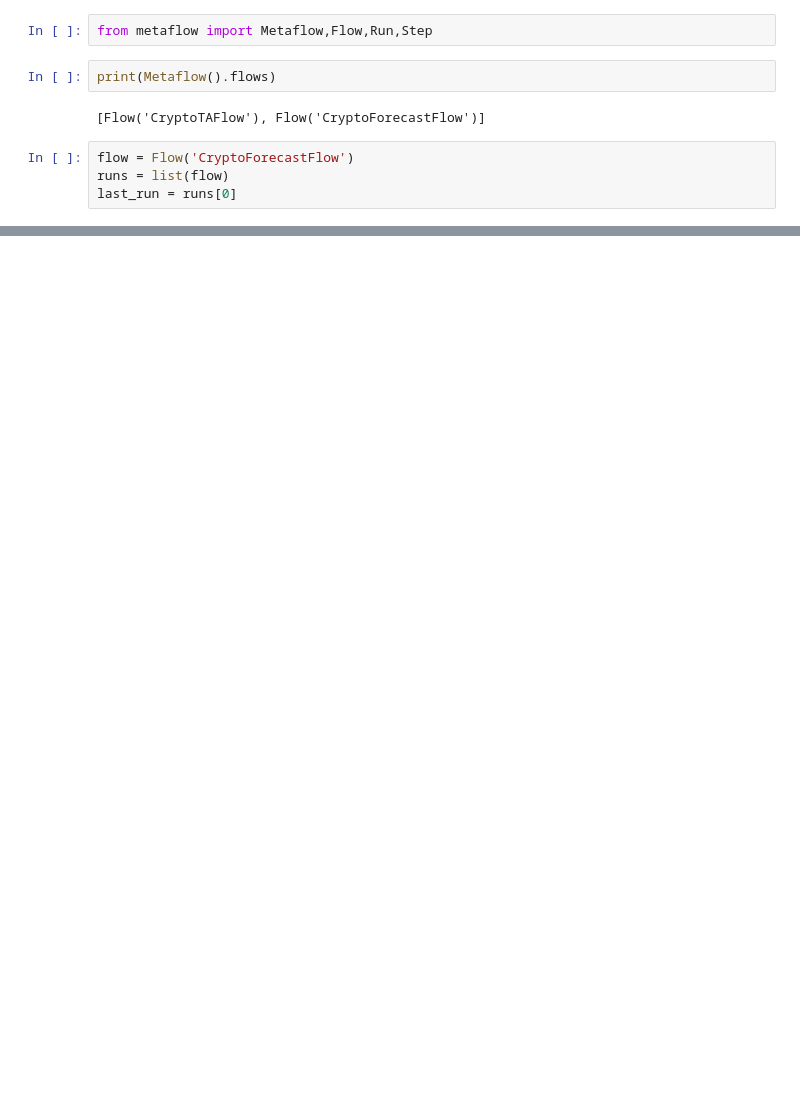
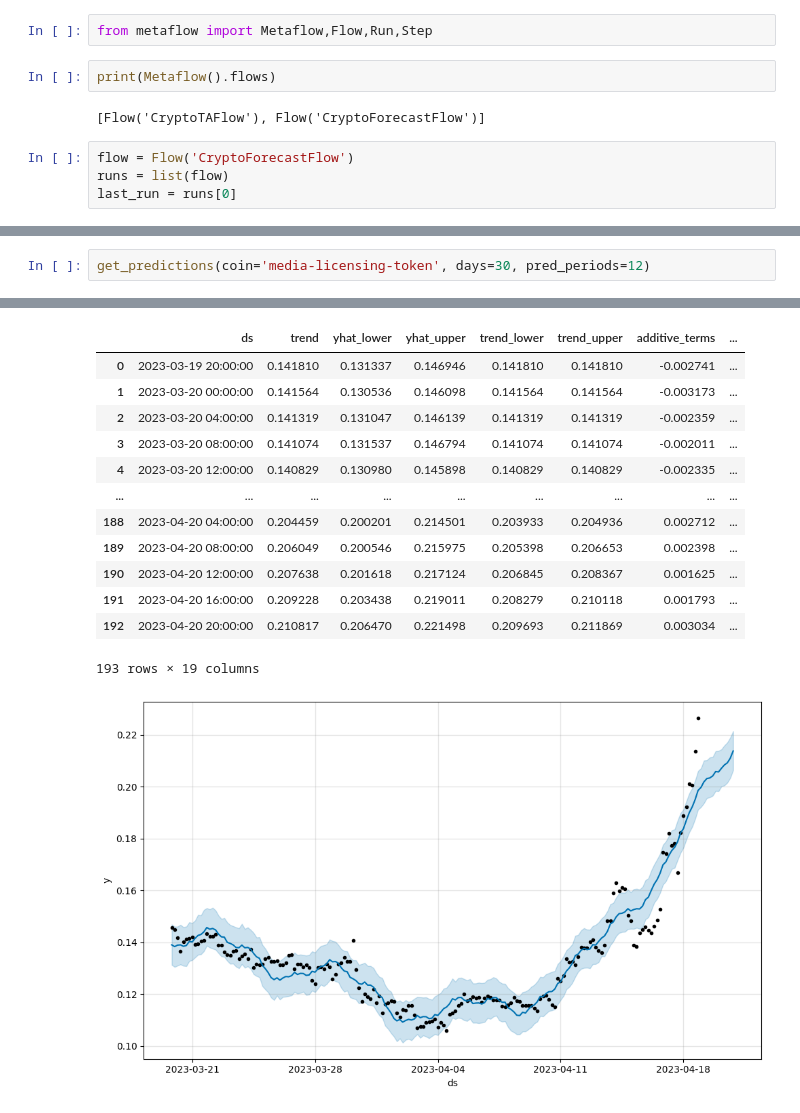
Before and after one commit to krishnajiraoh/my-crypto-world, a Jupyter notebook: forecast/Forecast.ipynb, the cells around one changed output, grey strips where cells are left out. Drawn from its saved outputs; the diff is of its cells as text; blank space fills up the shorter version.

```diff
--- a/forecast/Forecast.ipynb
+++ b/forecast/Forecast.ipynb
@@ -51,0 +85,3 @@ str(d)
+# %%
+get_predictions(coin='media-licensing-token', days=30, pred_periods=12)
+# %% [output]
@@ -51,0 +90,14 @@ str(d)
+|  | ds | trend | yhat_lower | yhat_upper | trend_lower | trend_upper | additive_terms | ... |
+| 0 | 2023-03-19 20:00:00 | 0.141810 | 0.131337 | 0.146946 | 0.141810 | 0.141810 | -0.002741 | ... |
+| 1 | 2023-03-20 00:00:00 | 0.141564 | 0.130536 | 0.146098 | 0.141564 | 0.141564 | -0.003173 | ... |
+| 2 | 2023-03-20 04:00:00 | 0.141319 | 0.131047 | 0.146139 | 0.141319 | 0.141319 | -0.002359 | ... |
+| 3 | 2023-03-20 08:00:00 | 0.141074 | 0.131537 | 0.146794 | 0.141074 | 0.141074 | -0.002011 | ... |
+| 4 | 2023-03-20 12:00:00 | 0.140829 | 0.130980 | 0.145898 | 0.140829 | 0.140829 | -0.002335 | ... |
+| ... | ... | ... | ... | ... | ... | ... | ... | ... |
+| 188 | 2023-04-20 04:00:00 | 0.204459 | 0.200201 | 0.214501 | 0.203933 | 0.204936 | 0.002712 | ... |
+| 189 | 2023-04-20 08:00:00 | 0.206049 | 0.200546 | 0.215975 | 0.205398 | 0.206653 | 0.002398 | ... |
+| 190 | 2023-04-20 12:00:00 | 0.207638 | 0.201618 | 0.217124 | 0.206845 | 0.208367 | 0.001625 | ... |
+| 191 | 2023-04-20 16:00:00 | 0.209228 | 0.203438 | 0.219011 | 0.208279 | 0.210118 | 0.001793 | ... |
+| 192 | 2023-04-20 20:00:00 | 0.210817 | 0.206470 | 0.221498 | 0.209693 | 0.211869 | 0.003034 | ... |
+193 rows × 19 columns
+[figure, added]
```
Also changed, not shown: parts of 13 cells of this notebook, 5 other files.
